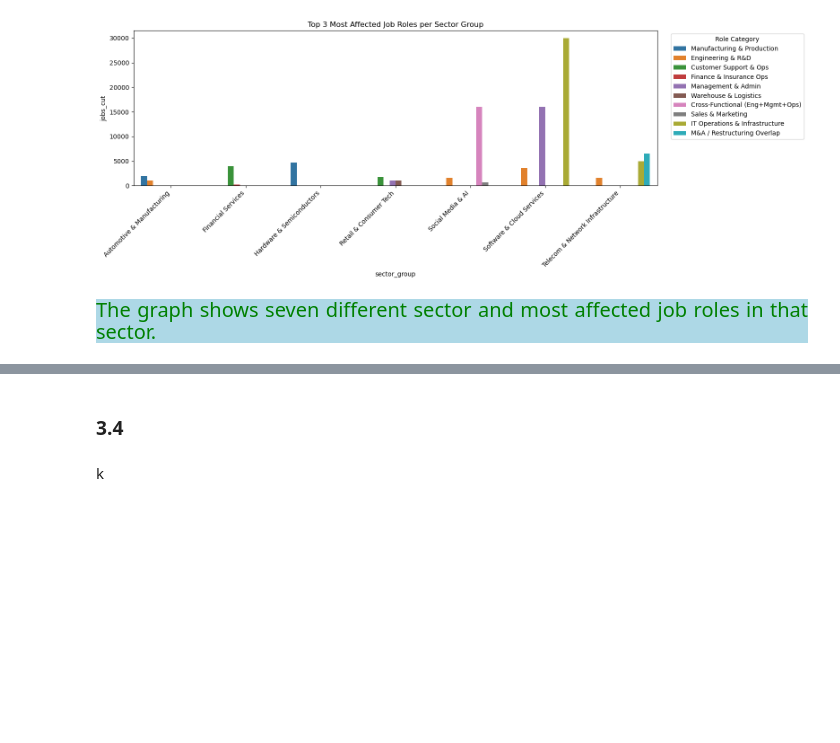
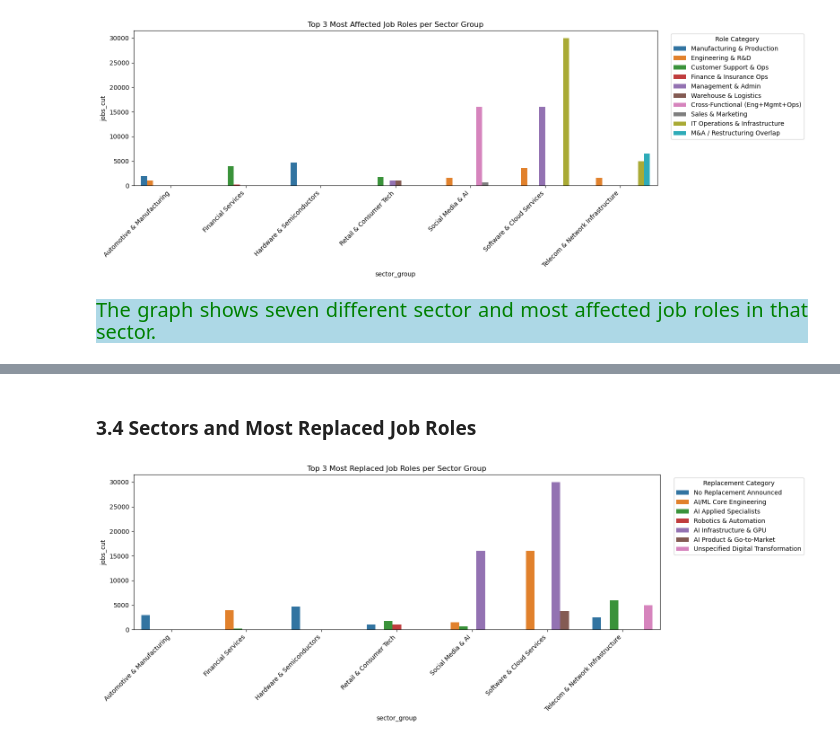
Before and after one commit to Kartika-Nidhi/DS_Projects, a Jupyter notebook: TechLayoffs2026Analysis.ipynb, the cells around one changed output, grey strips where cells are left out. Drawn from its saved outputs; the diff is of its cells as text; code cells hidden in the pictures; blank space fills up the shorter version.

Commit message:
Most affected job roles and their replacement analysis completed

```diff
--- a/TechLayoffs2026Analysis.ipynb
+++ b/TechLayoffs2026Analysis.ipynb
@@ -976,6 +976,29 @@ plt.show()
 # %% [markdown]
 <div>
 # %% [markdown]
-### 3.4
+### 3.4 Sectors and Most Replaced Job Roles
-# %% [markdown]
-k
+# %%
+grouped = (
+    data.groupby(['sector_group', 'replacement_category'])['jobs_cut']
+    .sum()
+    .reset_index()
+)
+
+top3 = (
+    grouped.sort_values('jobs_cut', ascending=False)
+    .groupby('sector_group')
+    .head(3)
+    .sort_values(['sector_group', 'jobs_cut'], ascending=[True, False])
+    .reset_index(drop=True)
+)
+
+
+plt.figure(figsize=(16, 6))
+sns.barplot(data=top3, x='sector_group', y='jobs_cut', hue='replacement_category')
+plt.title('Top 3 Most Replaced Job Roles per Sector Group')
+plt.xticks(rotation=45, ha='right')
+plt.legend(bbox_to_anchor=(1.02, 1), loc='upper left', title='Replacement Category')
+plt.tight_layout()
+plt.show()
+# %% [output]
+[figure, added]
```
Also changed, not shown: parts of 12 cells of this notebook.
